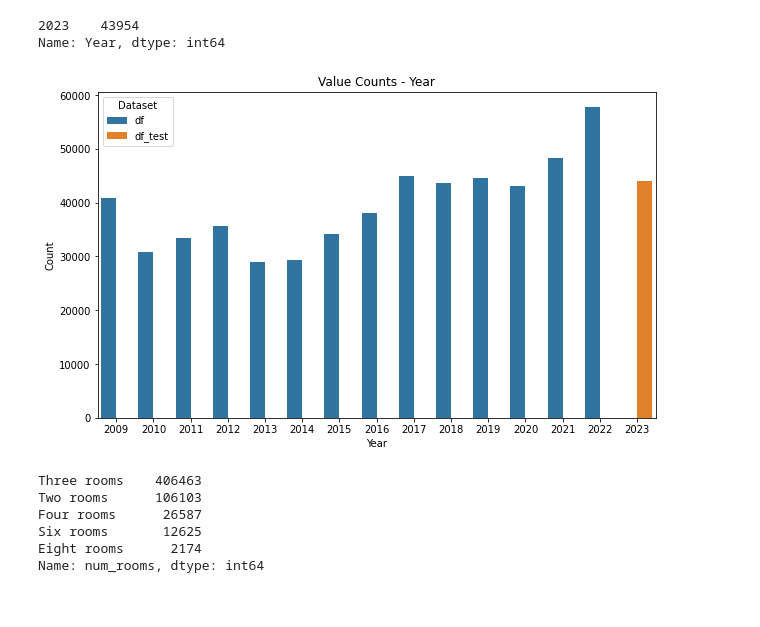
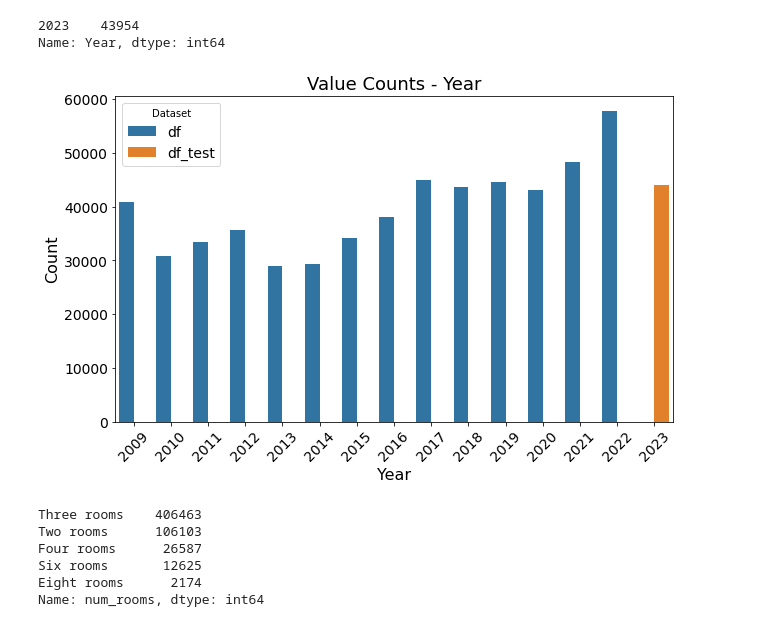
Before and after one commit to Muhammad-Sheraz-ds/AI-Property-Profit-Maximizer, a Jupyter notebook: Optimizing_Profits.ipynb, the cells around one changed output. Saved outputs shown, nothing was run; the diff lists cells and outputs as text; code cells hidden in the pictures.

```diff
--- a/Optimizing_Profits.ipynb
+++ b/Optimizing_Profits.ipynb
@@ -114,7 +114,7 @@ df.head()
 | 3 | 2009-01-02-00:00:00 | 2.085308997846847 | Extensive | 2009 | 56 MERIDEN RD | Three rooms | Single Family | Superb | ... |
 | 4 | 02-01-2009-00:00:00 | 4.397712193695299 | Partial | 2009 | 13 CELENTANO DR | Three rooms | Single Family | Below Average | ... |
 # %%
-df_test = pd.read_csv(f'./Dataset/ai-test.csv')
+df_test = pd.read_csv(f'./Dataset/pucon24-ai-test.csv')
 df_test.head()
 # %% [output]
 |  | Year | amenities_rating | public_transport_availability | Property | Locality | num_rooms | nearby_restaurants | ... |
@@ -235,6 +235,29 @@ dtype: int64
 These issues should be addressed during the data preprocessing phase to ensure the dataset's integrity and suitability for machine learning modeling.
 # %%
 df_test = df_test[df.columns]
+# %%
+import matplotlib.pyplot as plt
+import matplotlib as mpl
+
+# Set font size for the entire notebook
+mpl.rcParams['font.size'] = 14
+
+# Set font size for specific elements (e.g., x-axis and y-axis labels)
+mpl.rcParams['axes.labelsize'] = 16
+
+# Set font size for tick labels
+mpl.rcParams['xtick.labelsize'] = 14
+mpl.rcParams['ytick.labelsize'] = 14
+
+# Set font size for legend
+mpl.rcParams['legend.fontsize'] = 14
+
+# Set font size for title
+mpl.rcParams['axes.titlesize'] = 18
+# %%
+sns.set_context('paper', font_scale = 1.5)
+#sns.set_style('darkgrid')
+plt.rcParams['figure.figsize'] = (10, 6)
 # %% [markdown]
 ### Handling with Dates
 # %%
@@ -426,22 +440,23 @@ Name: Year, dtype: int64
 # %%
 import seaborn as sns
 import matplotlib.pyplot as plt
 
 combined_df = pd.concat([df['Year'].value_counts().rename('df'),
                          df_test['Year'].value_counts().rename('df_test')],
                         axis=1)
 
 melted_df = pd.melt(combined_df.reset_index(), id_vars='index', var_name='Dataset', value_name='Count')
 
 # Plot using Seaborn
 plt.figure(figsize=(10, 6))
 sns.barplot(x='index', y='Count', hue='Dataset', data=melted_df)
 plt.title('Value Counts - Year')
 plt.xlabel('Year')
 plt.ylabel('Count')
+plt.xticks(rotation=45)
 plt.show()
 # %% [output]
-[figure, old version]
+[figure, new version]
 # %%
 df['num_rooms'].value_counts()
 # %% [output]
```
Also changed, not shown: parts of 53 cells of this notebook.
